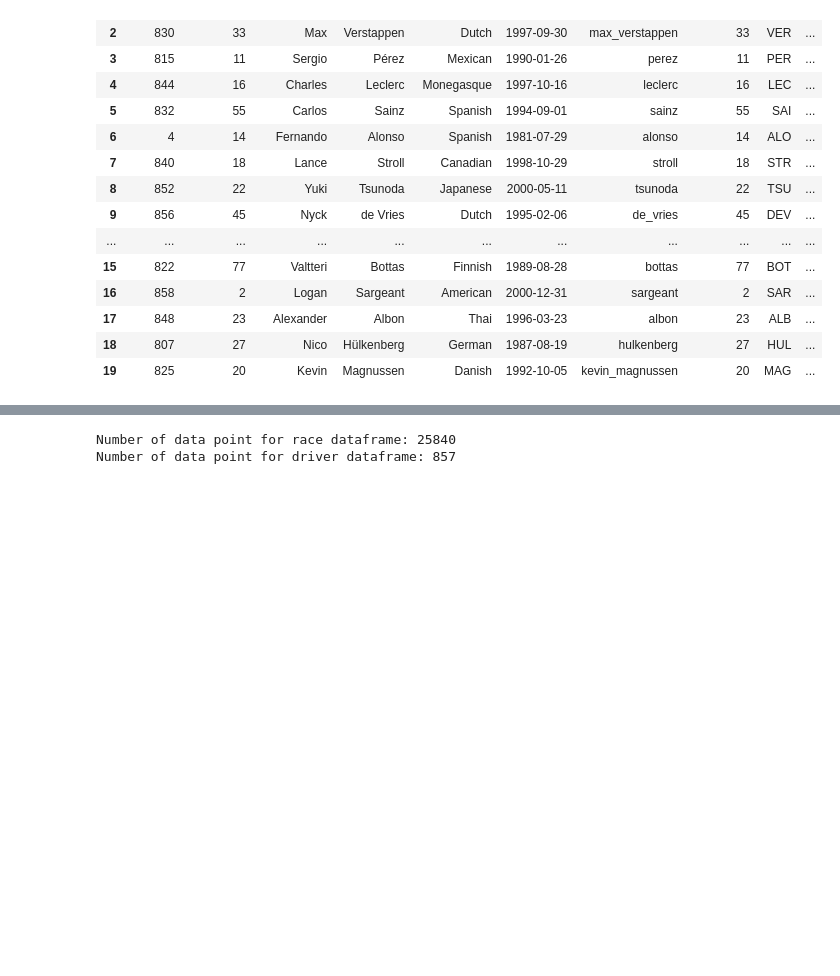
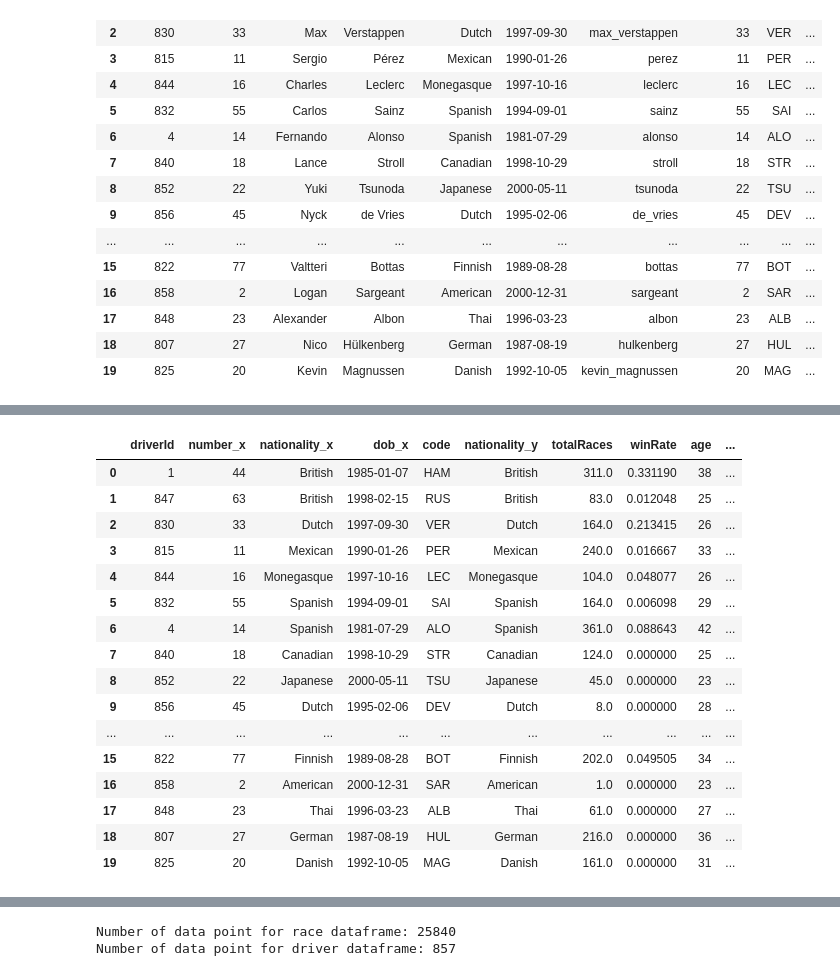
Before and after one commit to szklipy/F1_driver_standings_predictor, a Jupyter notebook: F1_Driver_standings_predictor.ipynb, the cells around one changed output, grey strips where cells are left out. Saved outputs shown, nothing was run; the diff lists cells and outputs as text; code cells hidden in the pictures; blank space fills up the shorter version.

```diff
--- a/F1_Driver_standings_predictor.ipynb
+++ b/F1_Driver_standings_predictor.ipynb
@@ -376,0 +405,21 @@ this_season_drivers
+# %%
+this_season_drivers = this_season_drivers.drop(['dob_y','number_y','url','driverRef'],1)
+this_season_drivers
+# %% [output]
+|  | driverId | number_x | nationality_x | dob_x | code | nationality_y | totalRaces | winRate | age | ... |
+| 0 | 1 | 44 | British | 1985-01-07 | HAM | British | 311.0 | 0.331190 | 38 | ... |
+| 1 | 847 | 63 | British | 1998-02-15 | RUS | British | 83.0 | 0.012048 | 25 | ... |
+| 2 | 830 | 33 | Dutch | 1997-09-30 | VER | Dutch | 164.0 | 0.213415 | 26 | ... |
+| 3 | 815 | 11 | Mexican | 1990-01-26 | PER | Mexican | 240.0 | 0.016667 | 33 | ... |
+| 4 | 844 | 16 | Monegasque | 1997-10-16 | LEC | Monegasque | 104.0 | 0.048077 | 26 | ... |
+| 5 | 832 | 55 | Spanish | 1994-09-01 | SAI | Spanish | 164.0 | 0.006098 | 29 | ... |
+| 6 | 4 | 14 | Spanish | 1981-07-29 | ALO | Spanish | 361.0 | 0.088643 | 42 | ... |
+| 7 | 840 | 18 | Canadian | 1998-10-29 | STR | Canadian | 124.0 | 0.000000 | 25 | ... |
+| 8 | 852 | 22 | Japanese | 2000-05-11 | TSU | Japanese | 45.0 | 0.000000 | 23 | ... |
+| 9 | 856 | 45 | Dutch | 1995-02-06 | DEV | Dutch | 8.0 | 0.000000 | 28 | ... |
+| ... | ... | ... | ... | ... | ... | ... | ... | ... | ... | ... |
+| 15 | 822 | 77 | Finnish | 1989-08-28 | BOT | Finnish | 202.0 | 0.049505 | 34 | ... |
+| 16 | 858 | 2 | American | 2000-12-31 | SAR | American | 1.0 | 0.000000 | 23 | ... |
+| 17 | 848 | 23 | Thai | 1996-03-23 | ALB | Thai | 61.0 | 0.000000 | 27 | ... |
+| 18 | 807 | 27 | German | 1987-08-19 | HUL | German | 216.0 | 0.000000 | 36 | ... |
+| 19 | 825 | 20 | Danish | 1992-10-05 | MAG | Danish | 161.0 | 0.000000 | 31 | ... |
```
Also changed, not shown: parts of 55 cells of this notebook.
